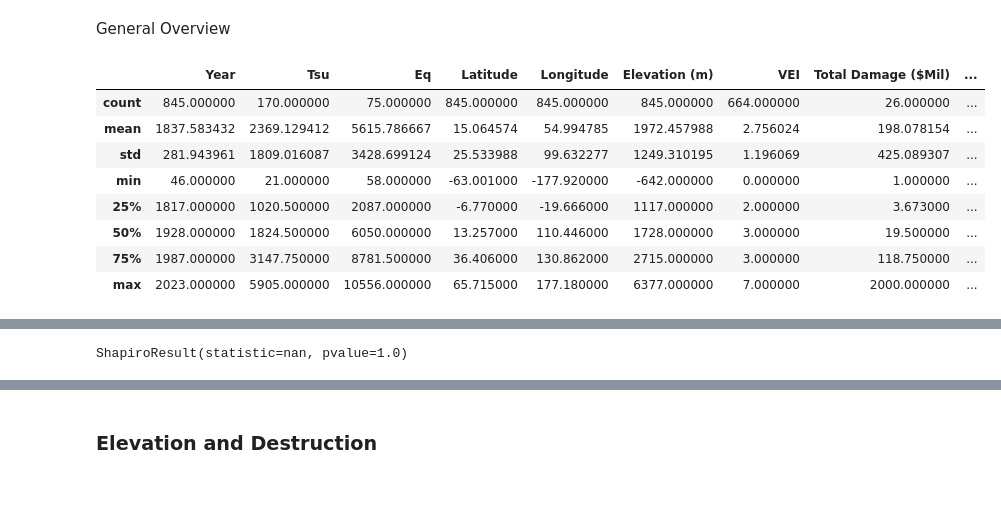
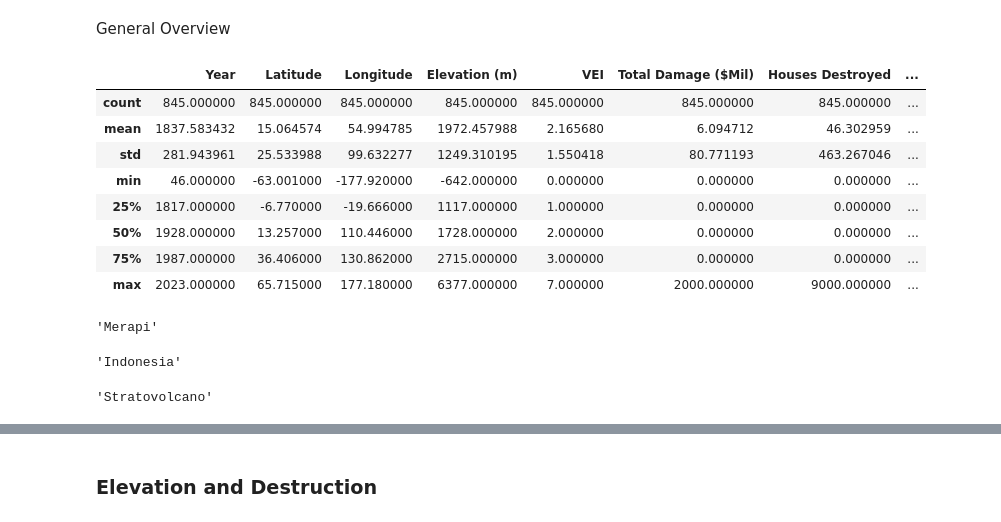
Before and after one commit to gnc506/ProgFinalAssess2, a Jupyter notebook: Volcanos_Assessment_main.ipynb, the cells around one changed output, grey strips where cells are left out. Drawn from its saved outputs; the diff is of its cells as text; code cells hidden in the pictures; blank space fills up the shorter version.

```diff
--- a/Volcanos_Assessment_main.ipynb
+++ b/Volcanos_Assessment_main.ipynb
@@ -5,36 +5,43 @@ General Overview
 # %%
 import pandas as pd
 import matplotlib.pyplot as plt
 import numpy as np
 
 bigdf = pd.read_csv('/content/drive/MyDrive/Data Science MSc/Programming/Assessment 2/output.csv')
 bigdf = bigdf.drop(bigdf.columns[0], axis=1)
 bigdf = bigdf.drop([0])
 
-vol_data = bigdf[['Year', 'Tsu', 'Eq', 'Name', 'Country', 'Type', 'Latitude', 'Longitude', 'Elevation (m)', 'VEI', 'Total Damage ($Mil)', 'Houses Destroyed', 'Total Deaths', 'Total Injuries']]
-#vol_data = vol_data.fillna(0)
+vol_data = bigdf[['Year', 'Name', 'Country', 'Type', 'Latitude', 'Longitude', 'Elevation (m)', 'VEI', 'Total Damage ($Mil)', 'Houses Destroyed', 'Total Deaths', 'Total Injuries']]
+vol_data = vol_data.fillna(0)
 vol_data.describe()
 # %% [output]
-|  | Year | Tsu | Eq | Latitude | Longitude | Elevation (m) | VEI | Total Damage ($Mil) | ... |
-| count | 845.000000 | 170.000000 | 75.000000 | 845.000000 | 845.000000 | 845.000000 | 664.000000 | 26.000000 | ... |
-| mean | 1837.583432 | 2369.129412 | 5615.786667 | 15.064574 | 54.994785 | 1972.457988 | 2.756024 | 198.078154 | ... |
-| std | 281.943961 | 1809.016087 | 3428.699124 | 25.533988 | 99.632277 | 1249.310195 | 1.196069 | 425.089307 | ... |
-| min | 46.000000 | 21.000000 | 58.000000 | -63.001000 | -177.920000 | -642.000000 | 0.000000 | 1.000000 | ... |
-| 25% | 1817.000000 | 1020.500000 | 2087.000000 | -6.770000 | -19.666000 | 1117.000000 | 2.000000 | 3.673000 | ... |
-| 50% | 1928.000000 | 1824.500000 | 6050.000000 | 13.257000 | 110.446000 | 1728.000000 | 3.000000 | 19.500000 | ... |
-| 75% | 1987.000000 | 3147.750000 | 8781.500000 | 36.406000 | 130.862000 | 2715.000000 | 3.000000 | 118.750000 | ... |
-| max | 2023.000000 | 5905.000000 | 10556.000000 | 65.715000 | 177.180000 | 6377.000000 | 7.000000 | 2000.000000 | ... |
+|  | Year | Latitude | Longitude | Elevation (m) | VEI | Total Damage ($Mil) | Houses Destroyed | ... |
+| count | 845.000000 | 845.000000 | 845.000000 | 845.000000 | 845.000000 | 845.000000 | 845.000000 | ... |
+| mean | 1837.583432 | 15.064574 | 54.994785 | 1972.457988 | 2.165680 | 6.094712 | 46.302959 | ... |
+| std | 281.943961 | 25.533988 | 99.632277 | 1249.310195 | 1.550418 | 80.771193 | 463.267046 | ... |
+| min | 46.000000 | -63.001000 | -177.920000 | -642.000000 | 0.000000 | 0.000000 | 0.000000 | ... |
+| 25% | 1817.000000 | -6.770000 | -19.666000 | 1117.000000 | 1.000000 | 0.000000 | 0.000000 | ... |
+| 50% | 1928.000000 | 13.257000 | 110.446000 | 1728.000000 | 2.000000 | 0.000000 | 0.000000 | ... |
+| 75% | 1987.000000 | 36.406000 | 130.862000 | 2715.000000 | 3.000000 | 0.000000 | 0.000000 | ... |
+| max | 2023.000000 | 65.715000 | 177.180000 | 6377.000000 | 7.000000 | 2000.000000 | 9000.000000 | ... |
+# %%
+Mode_Name = vol_data['Name'].mode()[0]
+Mode_Name
+# %% [output]
+'Merapi'
+# %%
+Mode_Country = vol_data['Country'].mode()[0]
+Mode_Country
+# %% [output]
+'Indonesia'
+# %%
+Mode_Type = vol_data['Type'].mode()[0]
+Mode_Type
+# %% [output]
+'Stratovolcano'
 # %%
 import plotly.express as px
 fig = px.scatter_geo(vol_data, lat='Latitude', lon='Longitude', color='Type', hover_name='Name', title="Map Showing the Distributions of Volcanic Eruptions and their Type")
 fig.show()
 # %% [output]
 [interactive output not drawn]
-# %%
-import math
-import numpy as np
-from scipy.stats import shapiro
-from scipy.stats import lognorm
-shapiro(vol_data['VEI'])
-# %% [output]
-ShapiroResult(statistic=nan, pvalue=1.0)
```
Also changed, not shown: parts of 19 cells of this notebook.
